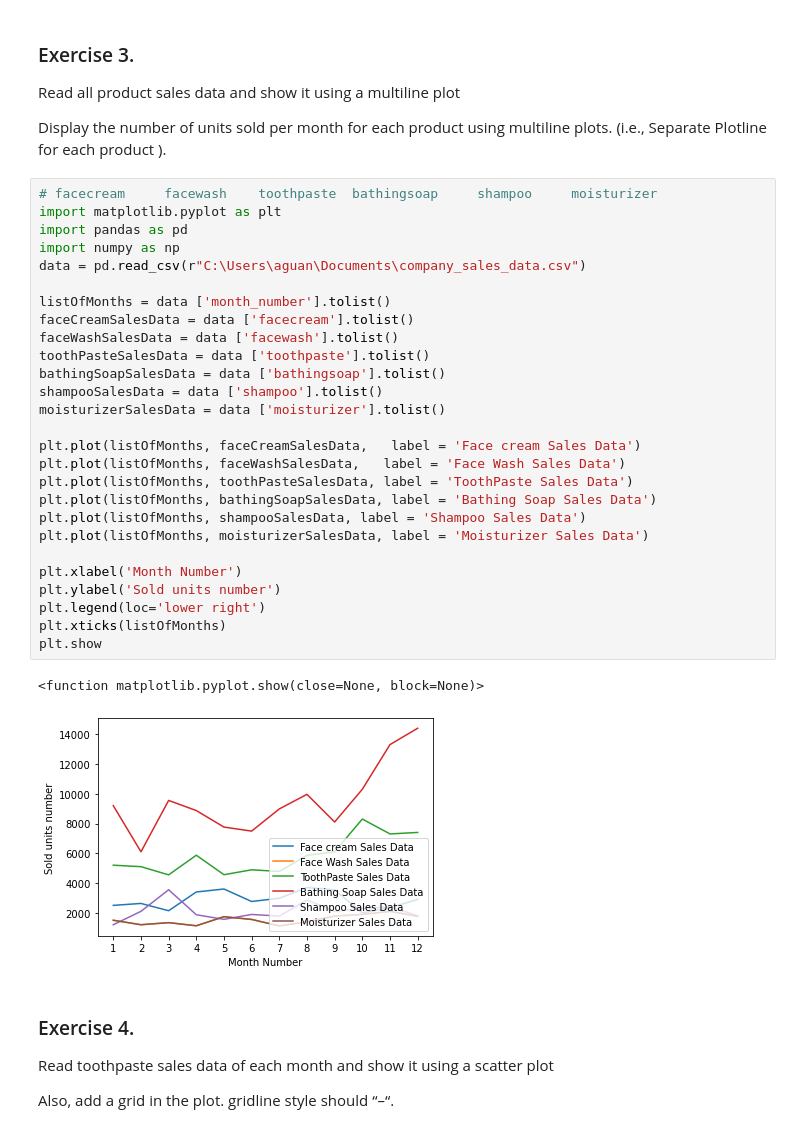
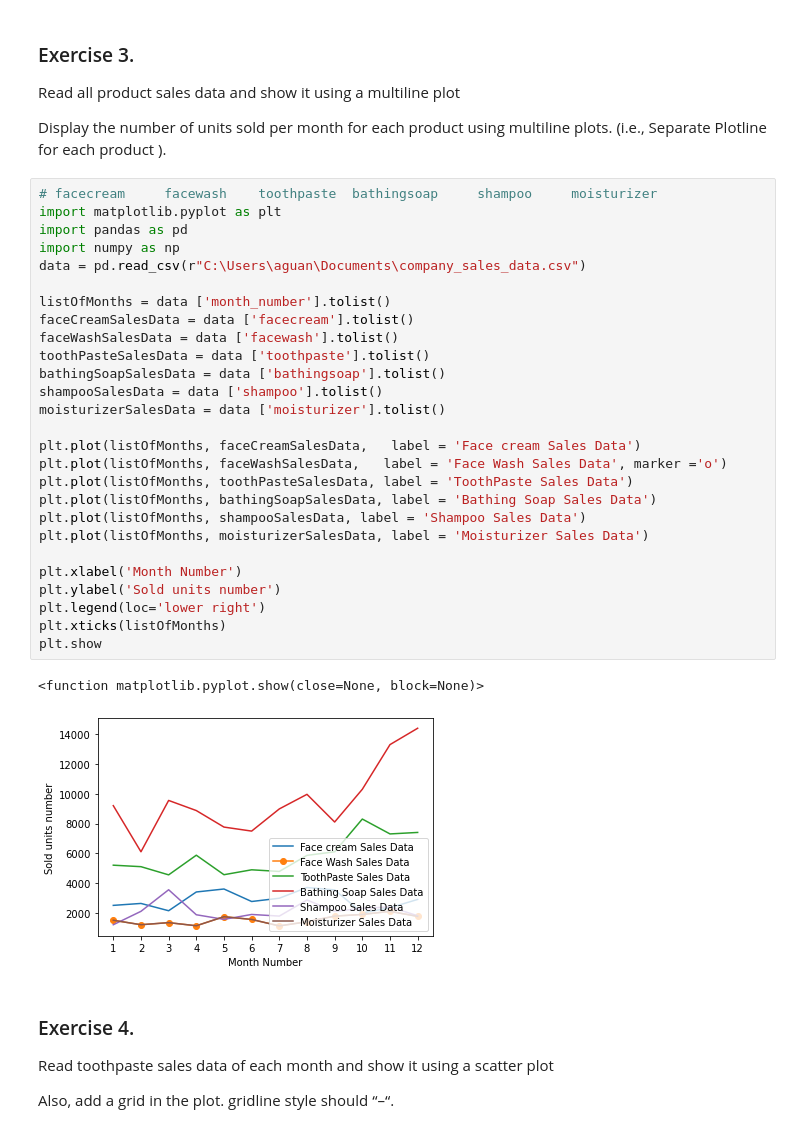
Before and after one commit to straightupcoding/Tech-Talent-South-Repository, a Jupyter notebook: Python_1/TTS.DS.06.2021/17-Exercises.ipynb, the cells around one changed output. Saved outputs shown, nothing was run; the diff lists cells and outputs as text.

```diff
--- a/Python_1/TTS.DS.06.2021/17-Exercises.ipynb
+++ b/Python_1/TTS.DS.06.2021/17-Exercises.ipynb
@@ -88,33 +88,33 @@ Display the number of units sold per month for each product using multiline plot
 # %%
 # facecream 	facewash 	toothpaste 	bathingsoap 	shampoo 	moisturizer
 import matplotlib.pyplot as plt
 import pandas as pd
 import numpy as np
 data = pd.read_csv(r"C:\Users\aguan\Documents\company_sales_data.csv")
 
 listOfMonths = data ['month_number'].tolist()
 faceCreamSalesData = data ['facecream'].tolist()
 faceWashSalesData = data ['facewash'].tolist()
 toothPasteSalesData = data ['toothpaste'].tolist()
 bathingSoapSalesData = data ['bathingsoap'].tolist()
 shampooSalesData = data ['shampoo'].tolist()
 moisturizerSalesData = data ['moisturizer'].tolist()
 
 plt.plot(listOfMonths, faceCreamSalesData,   label = 'Face cream Sales Data')
-plt.plot(listOfMonths, faceWashSalesData,   label = 'Face Wash Sales Data')
+plt.plot(listOfMonths, faceWashSalesData,   label = 'Face Wash Sales Data', marker ='o')
 plt.plot(listOfMonths, toothPasteSalesData, label = 'ToothPaste Sales Data')
 plt.plot(listOfMonths, bathingSoapSalesData, label = 'Bathing Soap Sales Data')
 plt.plot(listOfMonths, shampooSalesData, label = 'Shampoo Sales Data')
 plt.plot(listOfMonths, moisturizerSalesData, label = 'Moisturizer Sales Data')
 
 plt.xlabel('Month Number')
 plt.ylabel('Sold units number')
 plt.legend(loc='lower right')
 plt.xticks(listOfMonths)
 plt.show
 # %% [output]
 <function matplotlib.pyplot.show(close=None, block=None)>
-[figure, old version]
+[figure, new version]
 # %% [markdown]
 ### Exercise 4.
 
```
Also changed, not shown: parts of 2 cells of this notebook.
